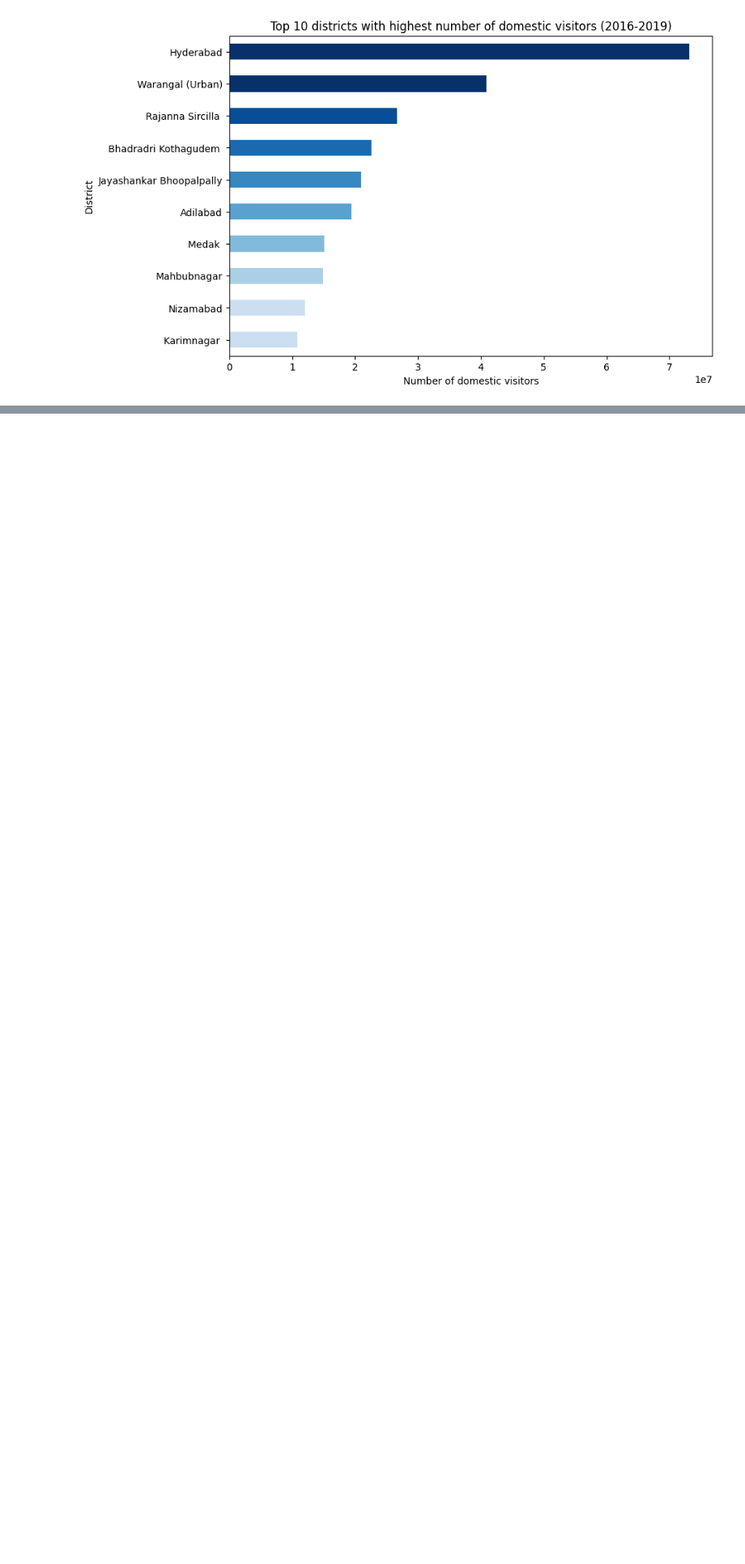
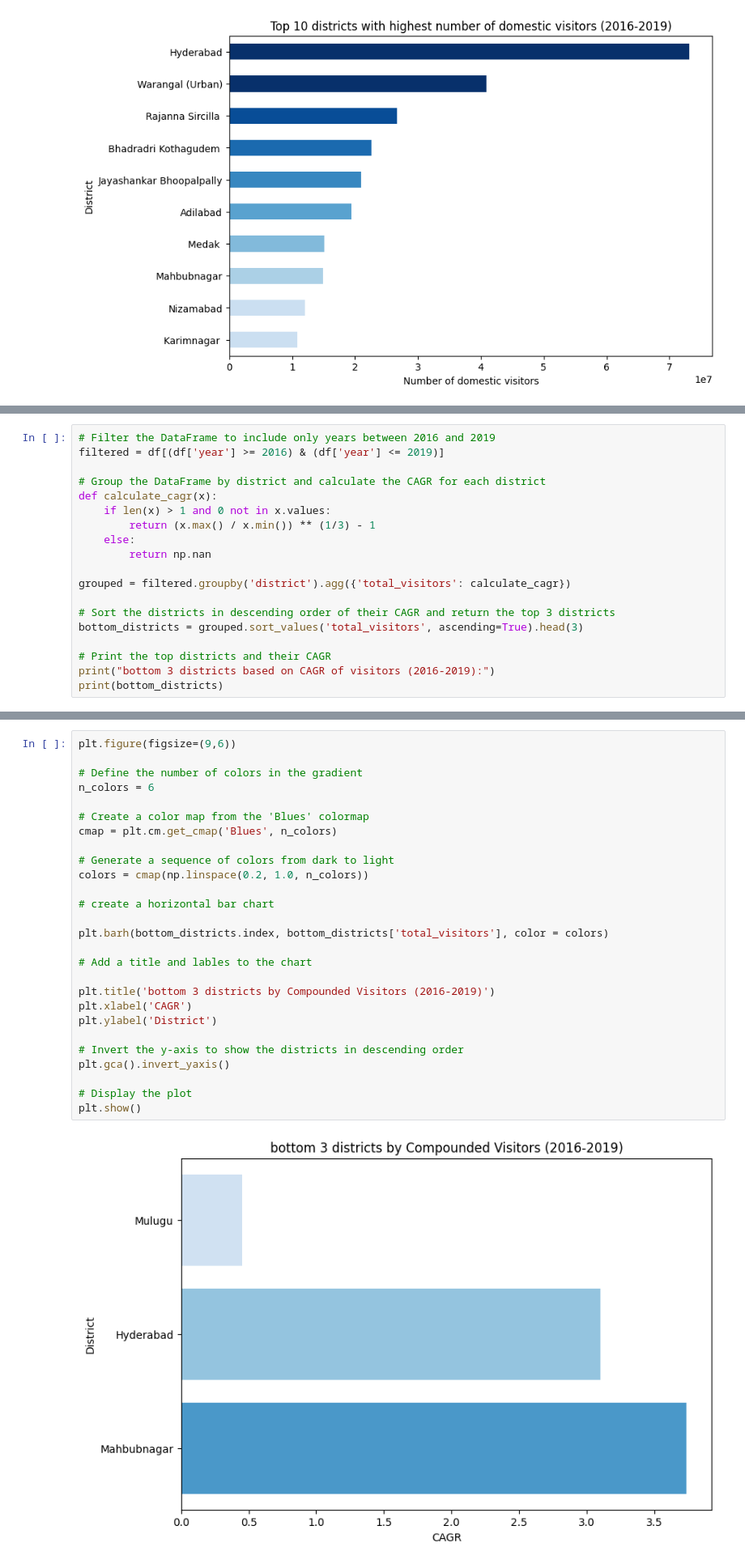
Before and after one commit to Prateek07-Kumar/-Telangana-Government-Tourism, a Jupyter notebook: Notebook/Query.ipynb, the cells around one changed output, grey strips where cells are left out. Shown: that part at 81% size. Drawn from its saved outputs; the diff is of its cells as text; blank space fills up the shorter version.

```diff
--- a/Notebook/Query.ipynb
+++ b/Notebook/Query.ipynb
@@ -171,0 +242,19 @@ plt.show()
+# %%
+# Filter the DataFrame to include only years between 2016 and 2019
+filtered = df[(df['year'] >= 2016) & (df['year'] <= 2019)]
+
+# Group the DataFrame by district and calculate the CAGR for each district
+def calculate_cagr(x):
+    if len(x) > 1 and 0 not in x.values:
+        return (x.max() / x.min()) ** (1/3) - 1
+    else:
+        return np.nan
+
+grouped = filtered.groupby('district').agg({'total_visitors': calculate_cagr})
+
+# Sort the districts in descending order of their CAGR and return the top 3 districts
+bottom_districts = grouped.sort_values('total_visitors', ascending=True).head(3)
+
+# Print the top districts and their CAGR
+print("bottom 3 districts based on CAGR of visitors (2016-2019):")
+print(bottom_districts)
@@ -171,0 +268,29 @@ plt.show()
+# %%
+plt.figure(figsize=(9,6))
+
+# Define the number of colors in the gradient
+n_colors = 6
+
+# Create a color map from the 'Blues' colormap
+cmap = plt.cm.get_cmap('Blues', n_colors)
+
+# Generate a sequence of colors from dark to light
+colors = cmap(np.linspace(0.2, 1.0, n_colors))
+
+# create a horizontal bar chart
+
+plt.barh(bottom_districts.index, bottom_districts['total_visitors'], color = colors)
+
+# Add a title and lables to the chart
+
+plt.title('bottom 3 districts by Compounded Visitors (2016-2019)')
+plt.xlabel('CAGR')
+plt.ylabel('District')
+
+# Invert the y-axis to show the districts in descending order
+plt.gca().invert_yaxis()
+
+# Display the plot
+plt.show()
+# %% [output]
+[figure, added]
```
Also changed, not shown: parts of 10 cells of this notebook.
